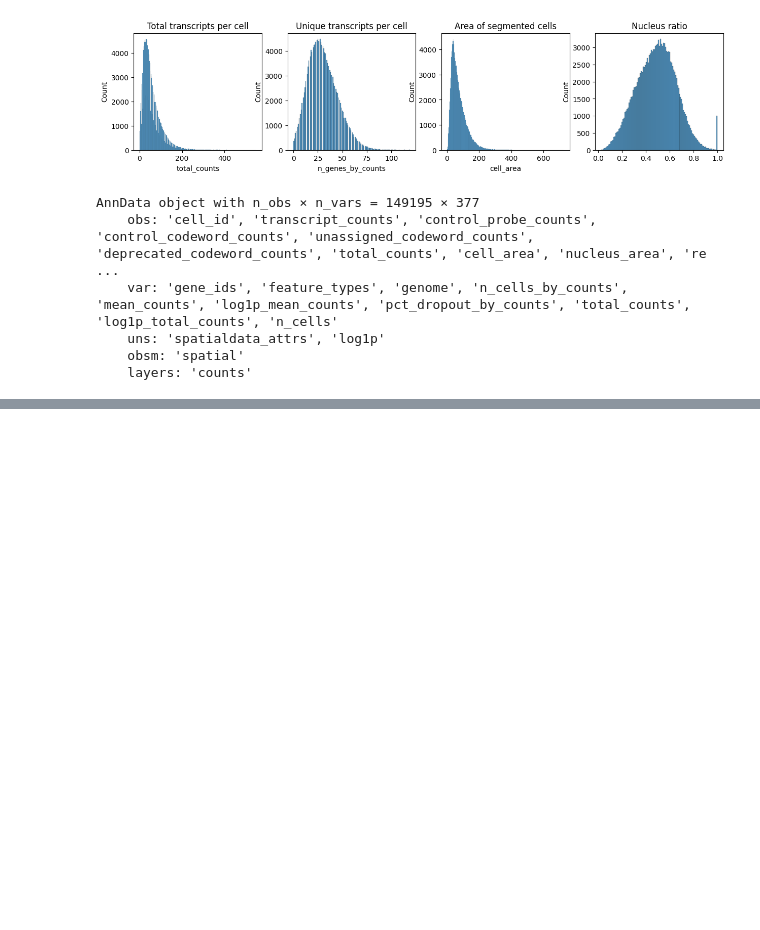
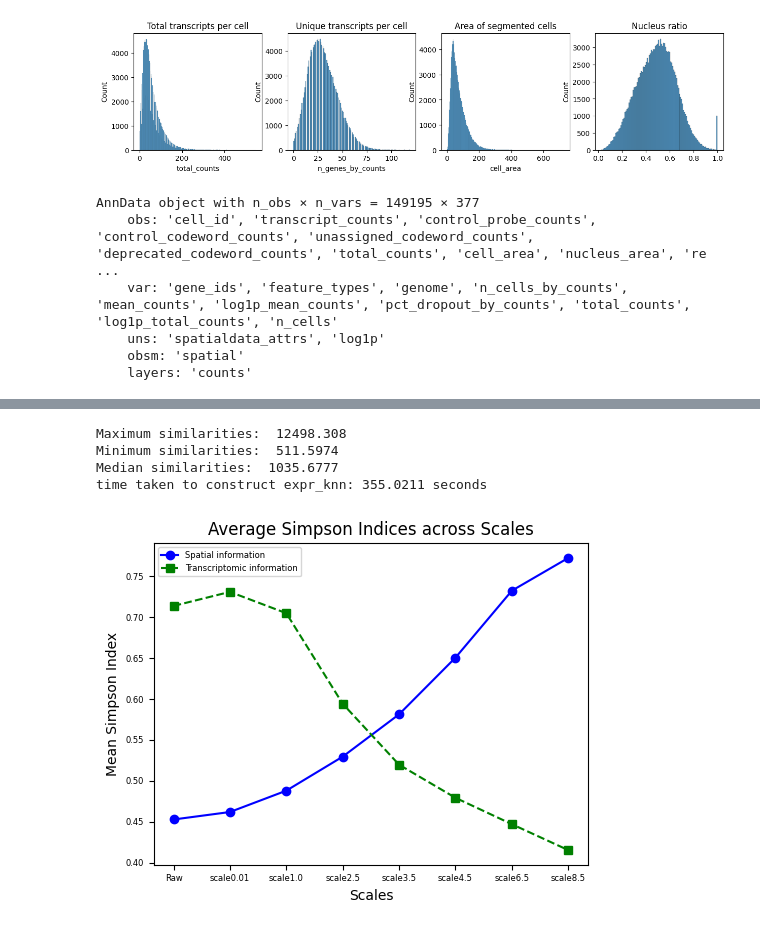
Before and after one commit to fyh18/SpatialZoomer, a Jupyter notebook: examples/tutorial_lungcancer_multiscale.ipynb, the cells around one changed output, grey strips where cells are left out. Cells and saved outputs as stored; diff of their text form; code cells hidden in the pictures; blank space fills up the shorter version.

```diff
--- a/examples/tutorial_lungcancer_multiscale.ipynb
+++ b/examples/tutorial_lungcancer_multiscale.ipynb
@@ -64,2 +78,10 @@ ValueError: Clustering has not been performed. Please run `clustering` first.
+# %%
+sz_analyzer.plot_simpson()
+# %% [output]
+Maximum similarities:  12498.308
+Minimum similarities:  511.5974
+Median similarities:  1035.6777
+time taken to construct expr_knn: 355.0211 seconds
+[figure, added]
 # %%
 sz_analyzer.adata.write(save_path + '/XeniumLungCancer_adata_processed.h5ad')
```
Also changed, not shown: parts of 5 cells of this notebook, 4 other files.
